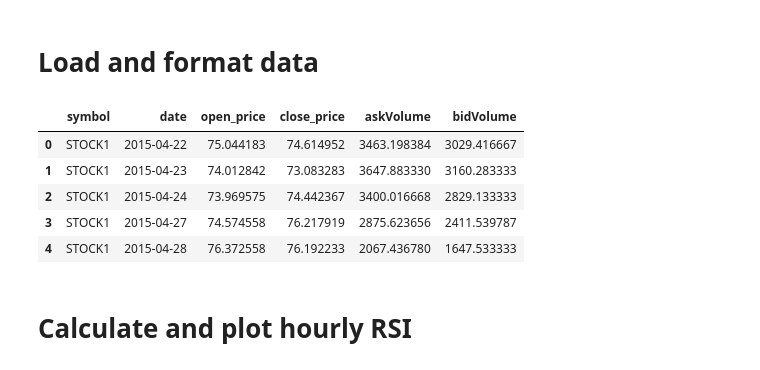
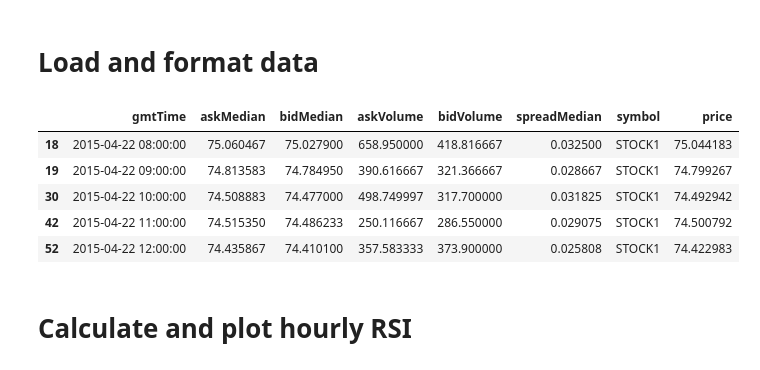
Before and after one commit to hasseKnackarKod/hackathon, a Jupyter notebook: miltonFunctionTests.ipynb, the cells around one changed output. Cells and saved outputs as stored; diff of their text form; code cells hidden in the pictures.

```diff
--- a/miltonFunctionTests.ipynb
+++ b/miltonFunctionTests.ipynb
@@ -22,40 +22,40 @@ from dateutil.relativedelta import relativedelta
 # %%
 # Read historical data
 df = pd.read_csv('historical_data/stockPrices_hourly.csv')
 
 # Convert date column to datetime objects
 df['gmtTime'] = pd.to_datetime(df['gmtTime'])
 
 # Add price column
 df['price'] = (df['askMedian'] + df['bidMedian']) / 2
 
 # Sort values
 df = df.sort_values(by=['symbol', 'gmtTime'])
 
 ###### Create DataFrame with daily values ######
 
 # Aggregate daily open and close prices
 df_daily = df.groupby(['symbol', df['gmtTime'].dt.date]).agg(
-    open_price=('price', 'first'),  # First price of the day (07:00)
-    close_price=('price', 'last'),  # Last price of the day (15:00)
+    openPrice=('price', 'first'),  # First price of the day (07:00)
+    closePrice=('price', 'last'),  # Last price of the day (15:00)
     askVolume=('askVolume', 'sum'), # Sum ask volume over the entire day
     bidVolume=('bidVolume', 'sum') # Sum bid volume over the entire day
 ).reset_index()
 
 # Rename the date column
 df_daily.rename(columns={'gmtTime': 'date'}, inplace=True)
 
 # Sort values
 df_daily = df_daily.sort_values(by=['symbol', 'date'])
 
-df_daily.head()
+df.head()
 # %% [output]
-|  | symbol | date | open_price | close_price | askVolume | bidVolume |
-| 0 | STOCK1 | 2015-04-22 | 75.044183 | 74.614952 | 3463.198384 | 3029.416667 |
-| 1 | STOCK1 | 2015-04-23 | 74.012842 | 73.083283 | 3647.883330 | 3160.283333 |
-| 2 | STOCK1 | 2015-04-24 | 73.969575 | 74.442367 | 3400.016668 | 2829.133333 |
-| 3 | STOCK1 | 2015-04-27 | 74.574558 | 76.217919 | 2875.623656 | 2411.539787 |
-| 4 | STOCK1 | 2015-04-28 | 76.372558 | 76.192233 | 2067.436780 | 1647.533333 |
+|  | gmtTime | askMedian | bidMedian | askVolume | bidVolume | spreadMedian | symbol | price |
+| 18 | 2015-04-22 08:00:00 | 75.060467 | 75.027900 | 658.950000 | 418.816667 | 0.032500 | STOCK1 | 75.044183 |
+| 19 | 2015-04-22 09:00:00 | 74.813583 | 74.784950 | 390.616667 | 321.366667 | 0.028667 | STOCK1 | 74.799267 |
+| 30 | 2015-04-22 10:00:00 | 74.508883 | 74.477000 | 498.749997 | 317.700000 | 0.031825 | STOCK1 | 74.492942 |
+| 42 | 2015-04-22 11:00:00 | 74.515350 | 74.486233 | 250.116667 | 286.550000 | 0.029075 | STOCK1 | 74.500792 |
+| 52 | 2015-04-22 12:00:00 | 74.435867 | 74.410100 | 357.583333 | 373.900000 | 0.025808 | STOCK1 | 74.422983 |
 # %% [markdown]
 # Calculate and plot hourly RSI
 # %%
```
Also changed, not shown: parts of 6 cells of this notebook, 6 other files.
